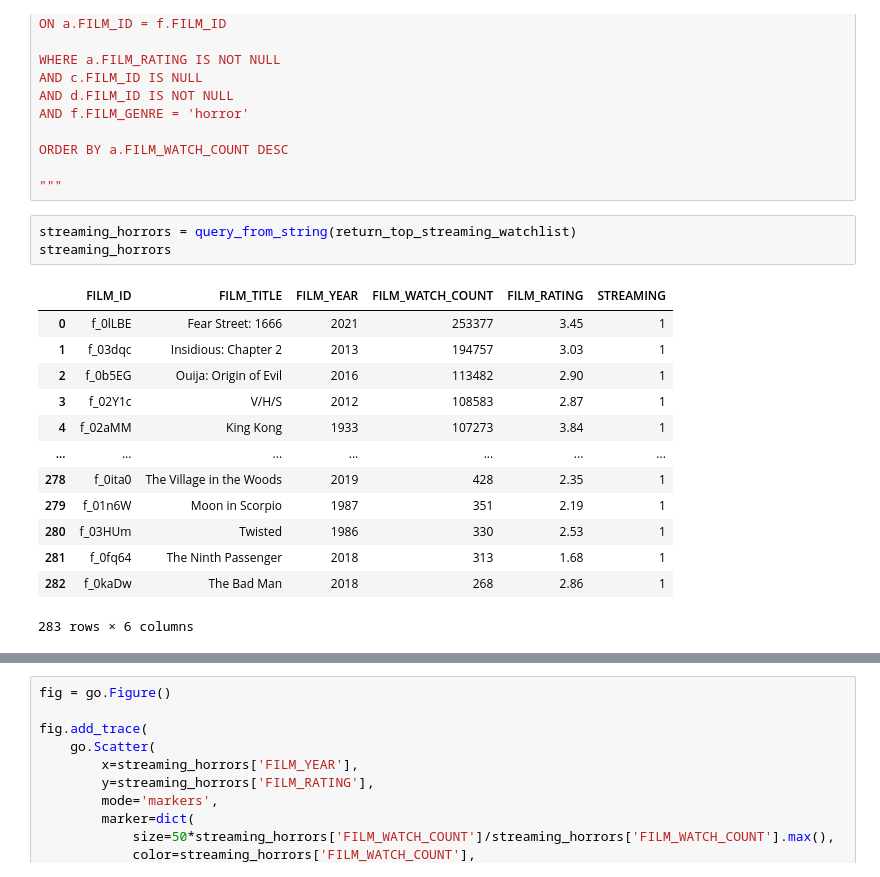
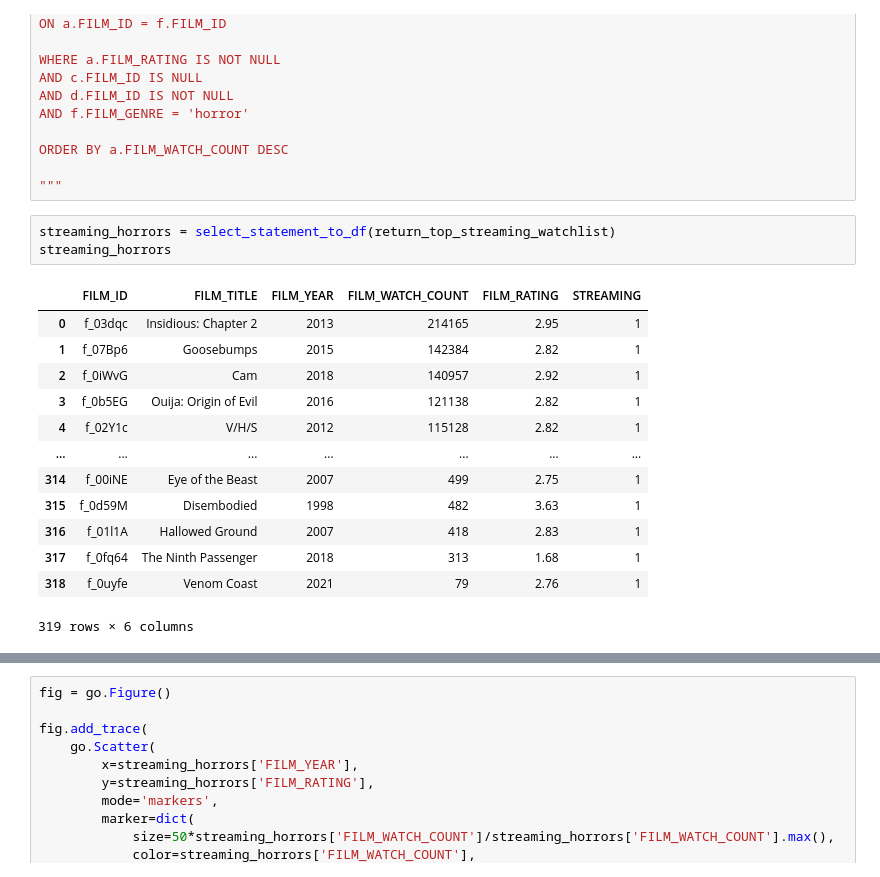
Before and after one commit to TD1138/letterboxd-app, a Jupyter notebook: lib/notebooks/DatabaseAnalysis.ipynb, the cells around one changed output, grey strips where cells are left out. Drawn from its saved outputs; the diff is of its cells as text.

```diff
--- a/lib/notebooks/DatabaseAnalysis.ipynb
+++ b/lib/notebooks/DatabaseAnalysis.ipynb
@@ -63,22 +63,22 @@ ORDER BY a.FILM_WATCH_COUNT DESC
 
 """
 # %%
-streaming_horrors = query_from_string(return_top_streaming_watchlist)
+streaming_horrors = select_statement_to_df(return_top_streaming_watchlist)
 streaming_horrors
 # %% [output]
 |  | FILM_ID | FILM_TITLE | FILM_YEAR | FILM_WATCH_COUNT | FILM_RATING | STREAMING |
-| 0 | f_0lLBE | Fear Street: 1666 | 2021 | 253377 | 3.45 | 1 |
-| 1 | f_03dqc | Insidious: Chapter 2 | 2013 | 194757 | 3.03 | 1 |
-| 2 | f_0b5EG | Ouija: Origin of Evil | 2016 | 113482 | 2.90 | 1 |
-| 3 | f_02Y1c | V/H/S | 2012 | 108583 | 2.87 | 1 |
-| 4 | f_02aMM | King Kong | 1933 | 107273 | 3.84 | 1 |
+| 0 | f_03dqc | Insidious: Chapter 2 | 2013 | 214165 | 2.95 | 1 |
+| 1 | f_07Bp6 | Goosebumps | 2015 | 142384 | 2.82 | 1 |
+| 2 | f_0iWvG | Cam | 2018 | 140957 | 2.92 | 1 |
+| 3 | f_0b5EG | Ouija: Origin of Evil | 2016 | 121138 | 2.82 | 1 |
+| 4 | f_02Y1c | V/H/S | 2012 | 115128 | 2.82 | 1 |
 | ... | ... | ... | ... | ... | ... | ... |
-| 278 | f_0ita0 | The Village in the Woods | 2019 | 428 | 2.35 | 1 |
-| 279 | f_01n6W | Moon in Scorpio | 1987 | 351 | 2.19 | 1 |
-| 280 | f_03HUm | Twisted | 1986 | 330 | 2.53 | 1 |
-| 281 | f_0fq64 | The Ninth Passenger | 2018 | 313 | 1.68 | 1 |
-| 282 | f_0kaDw | The Bad Man | 2018 | 268 | 2.86 | 1 |
+| 314 | f_00iNE | Eye of the Beast | 2007 | 499 | 2.75 | 1 |
+| 315 | f_0d59M | Disembodied | 1998 | 482 | 3.63 | 1 |
+| 316 | f_01l1A | Hallowed Ground | 2007 | 418 | 2.83 | 1 |
+| 317 | f_0fq64 | The Ninth Passenger | 2018 | 313 | 1.68 | 1 |
+| 318 | f_0uyfe | Venom Coast | 2021 | 79 | 2.76 | 1 |
-283 rows × 6 columns
+319 rows × 6 columns
 # %%
 streaming_horrors.sort_values('FILM_RATING', ascending=False)
 # %% [output]
```
Also changed, not shown: parts of 2 cells of this notebook, 4 other files.
